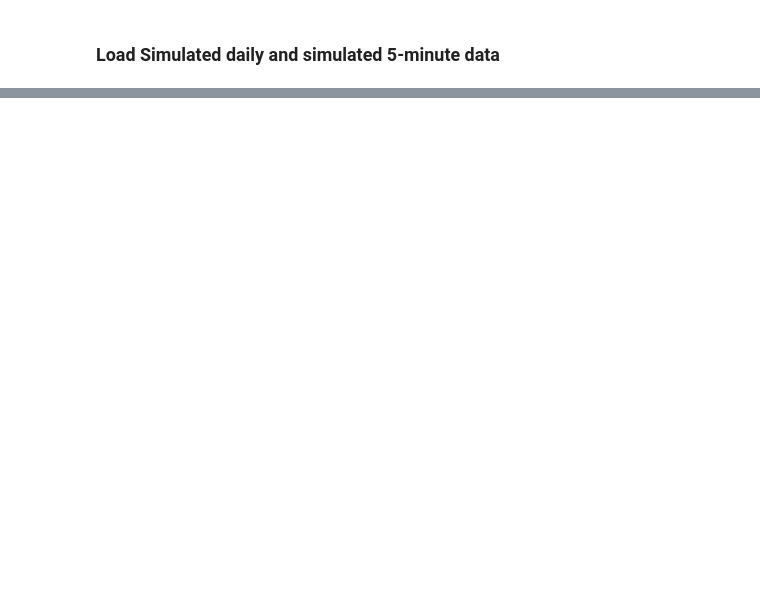
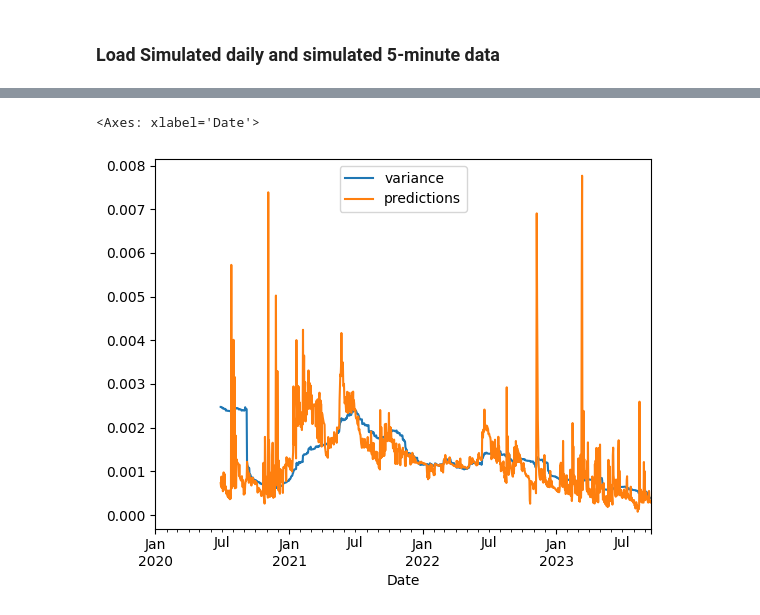
Before and after one commit to codyrosenzweig1/Quant_Trading_Basics_ML, a Jupyter notebook: IntradDay_Trading_GARCH_Model.ipynb, the cells around one changed output, grey strips where cells are left out. Drawn from its saved outputs; the diff is of its cells as text; code cells hidden in the pictures; blank space fills up the shorter version.

Commit message:
Worked out daily indicators and stratergy, combining with intraday stratergies as well

```diff
--- a/IntradDay_Trading_GARCH_Model.ipynb
+++ b/IntradDay_Trading_GARCH_Model.ipynb
@@ -37,0 +51,20 @@ array([datetime.date(2021, 9, 29), datetime.date(2021, 9, 29),
+# %%
+daily_df['variance'] = daily_df['log_ret'].rolling(180).var()
+
+daily_df = daily_df['2020-01-01':]
+
+def predict_volatility(x):
+
+    best_model = arch_model(y=x,
+                            p=1,
+                            q=3).fit(update_freq=5, disp='off')
+
+    variance_forecast = best_model.forecast(horizon=1).variance.iloc[-1, 0]
+
+    # print(x.index[-1])
+
+    return variance_forecast
+
+daily_df['predictions'] = daily_df['log_ret'].rolling(180).apply(lambda x: predict_volatility(x))
+
+daily_df
@@ -37,0 +103,7 @@ array([datetime.date(2021, 9, 29), datetime.date(2021, 9, 29),
+# %%
+daily_df['predictions'] = daily_df['predictions']/100
+# %%
+daily_df[['variance', 'predictions']].plot()
+# %% [output]
+<Axes: xlabel='Date'>
+[figure, added]
```
Also changed, not shown: parts of 12 cells of this notebook.
